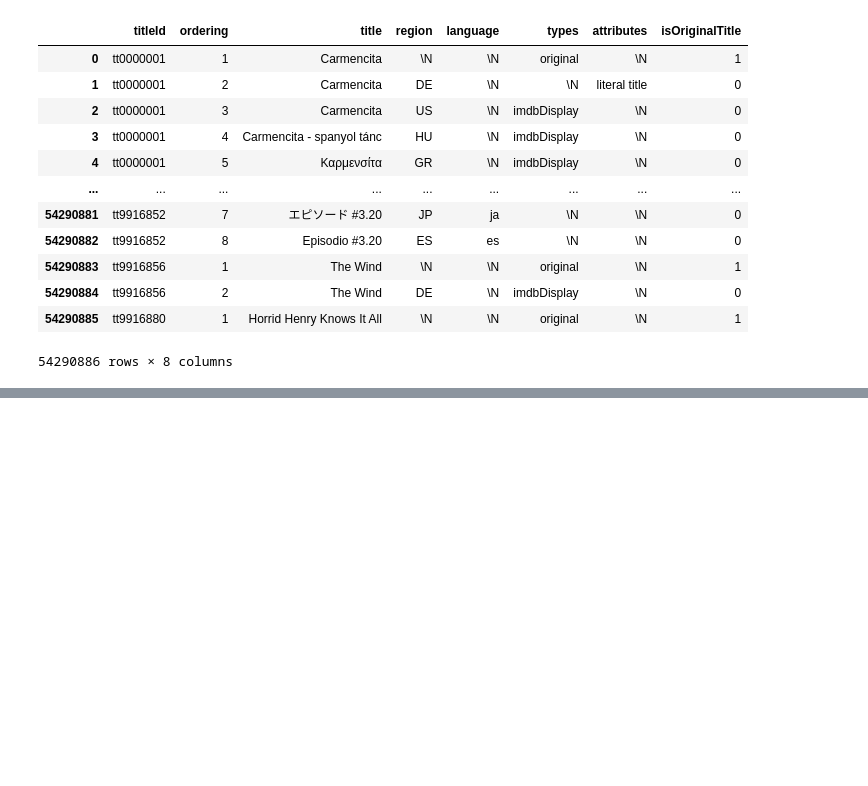
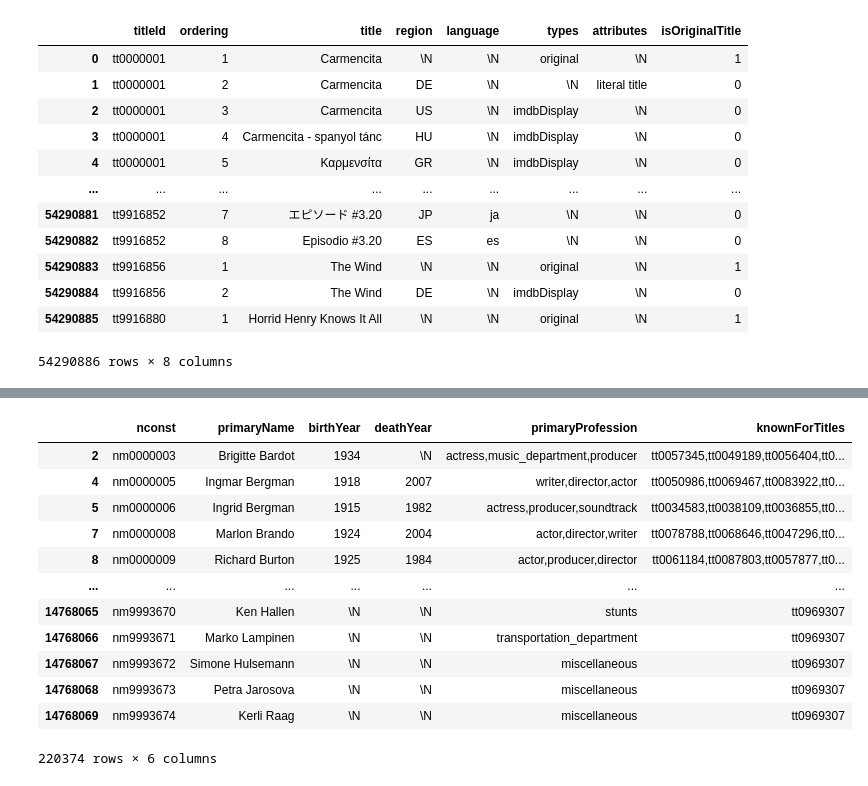
Before and after one commit to frianaeng/GraphAlgo, a Jupyter notebook: Create criterion ActorNetwork.ipynb, the cells around one changed output, grey strips where cells are left out. Saved outputs shown, nothing was run; the diff lists cells and outputs as text; code cells hidden in the pictures; blank space fills up the shorter version.

```diff
--- a/Create criterion ActorNetwork.ipynb
+++ b/Create criterion ActorNetwork.ipynb
@@ -294,0 +82,28 @@ final_df.head()
+# %%
+# build a set of titleIds we care about (fast lookup)
+valid_title_ids = set(filtered_df["titleId"])
+
+# function: does this person have at least one matching title?
+def has_matching_title(known_for):
+    if known_for == r"\N":
+        return False
+    return any(t in valid_title_ids for t in known_for.split(","))
+
+# filter name dataframe
+actors_subset = name[name["knownForTitles"].apply(has_matching_title)]
+# %%
+actors_subset
+# %% [output]
+|  | nconst | primaryName | birthYear | deathYear | primaryProfession | knownForTitles |
+| 2 | nm0000003 | Brigitte Bardot | 1934 | \N | actress,music_department,producer | tt0057345,tt0049189,tt0056404,tt0... |
+| 4 | nm0000005 | Ingmar Bergman | 1918 | 2007 | writer,director,actor | tt0050986,tt0069467,tt0083922,tt0... |
+| 5 | nm0000006 | Ingrid Bergman | 1915 | 1982 | actress,producer,soundtrack | tt0034583,tt0038109,tt0036855,tt0... |
+| 7 | nm0000008 | Marlon Brando | 1924 | 2004 | actor,director,writer | tt0078788,tt0068646,tt0047296,tt0... |
+| 8 | nm0000009 | Richard Burton | 1925 | 1984 | actor,producer,director | tt0061184,tt0087803,tt0057877,tt0... |
+| ... | ... | ... | ... | ... | ... | ... |
+| 14768065 | nm9993670 | Ken Hallen | \N | \N | stunts | tt0969307 |
+| 14768066 | nm9993671 | Marko Lampinen | \N | \N | transportation_department | tt0969307 |
+| 14768067 | nm9993672 | Simone Hulsemann | \N | \N | miscellaneous | tt0969307 |
+| 14768068 | nm9993673 | Petra Jarosova | \N | \N | miscellaneous | tt0969307 |
+| 14768069 | nm9993674 | Kerli Raag | \N | \N | miscellaneous | tt0969307 |
+220374 rows × 6 columns
```
Also changed, not shown: parts of 12 cells of this notebook.
